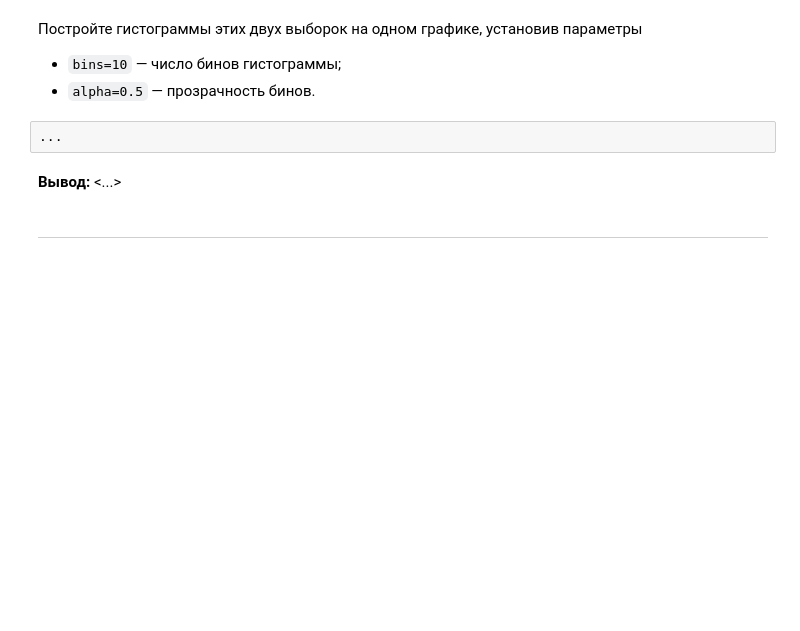
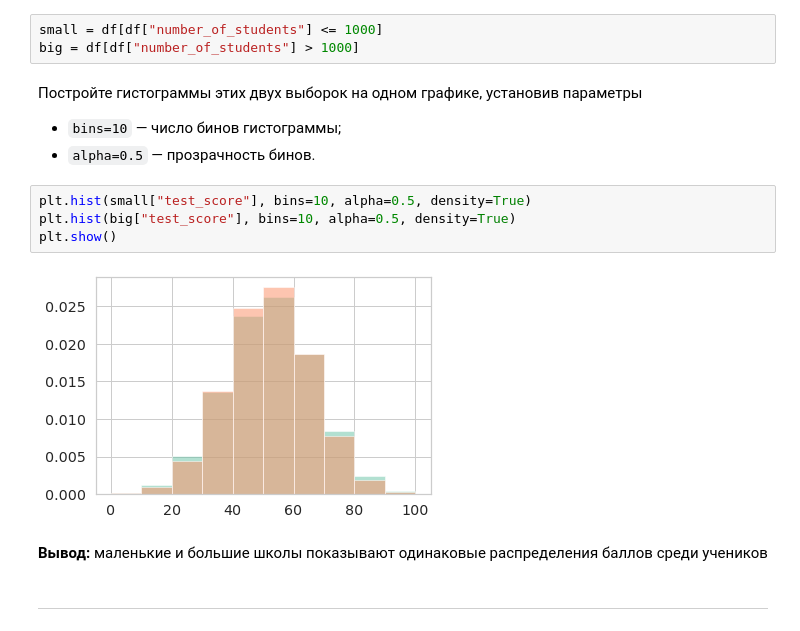
Before and after one commit to InversionSpaces/mipt-stats, a Jupyter notebook: task2.ipynb, the cells around one changed output. Drawn from its saved outputs; the diff is of its cells as text; blank space fills up the shorter version.

```diff
--- a/task2.ipynb
+++ b/task2.ipynb
@@ -265,11 +269,18 @@ plt.show()
+# %%
+small = df[df["number_of_students"] <= 1000]
+big = df[df["number_of_students"] > 1000]
 # %% [markdown]
 Постройте гистограммы этих двух выборок на одном графике, установив параметры
 * `bins=10` &mdash; число бинов гистограммы;
 * `alpha=0.5` &mdash; прозрачность бинов.
-# %%
-...
-# %% [markdown]
-**Вывод:** <...>
+# %%
+plt.hist(small["test_score"], bins=10, alpha=0.5, density=True)
+plt.hist(big["test_score"], bins=10, alpha=0.5, density=True)
+plt.show()
+# %% [output]
+[figure, added]
+# %% [markdown]
+**Вывод:** маленькие и большие школы показывают одинаковые распределения баллов среди учеников
 # %% [markdown]
 ---
 # %% [markdown]
```
Also changed, not shown: parts of 18 cells of this notebook.
